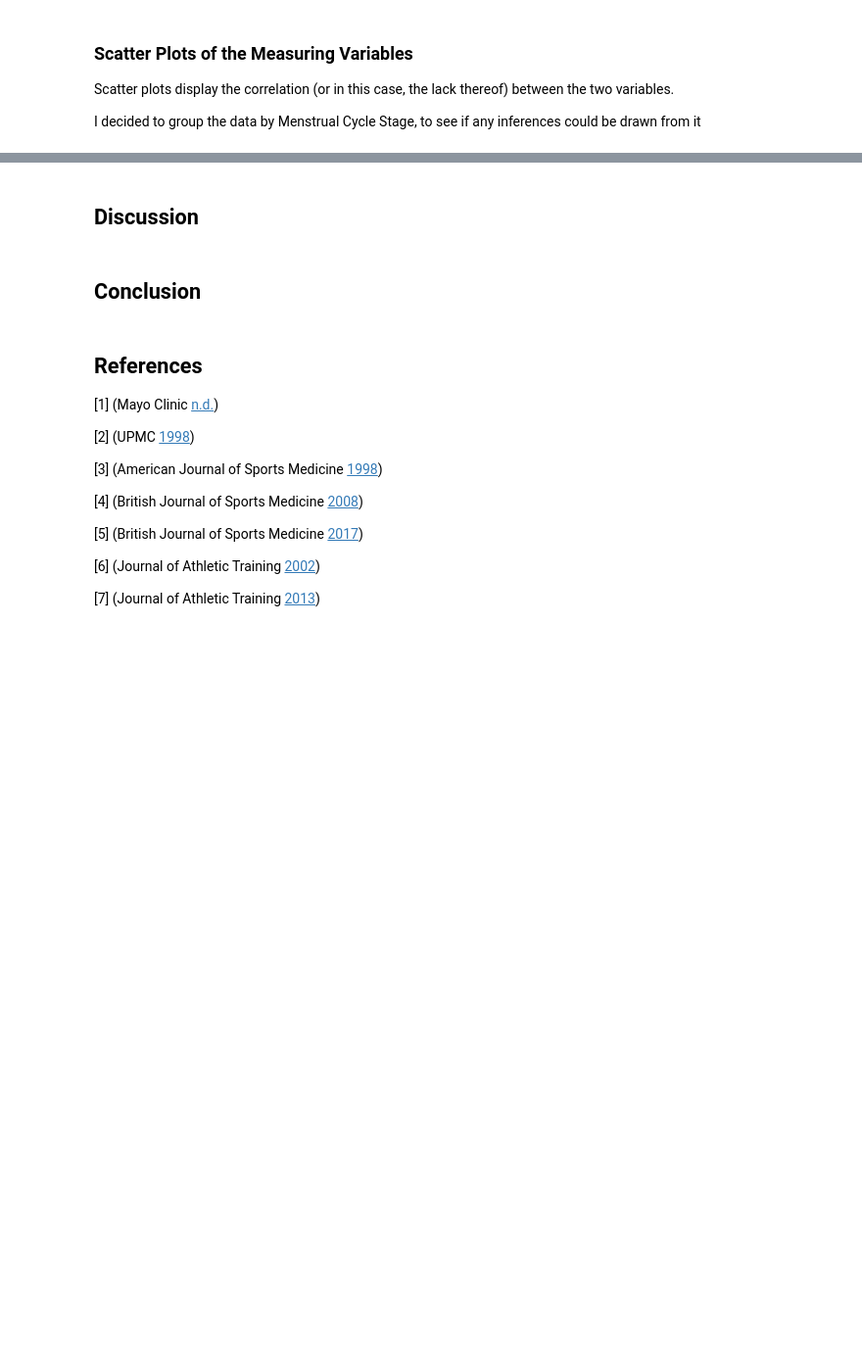
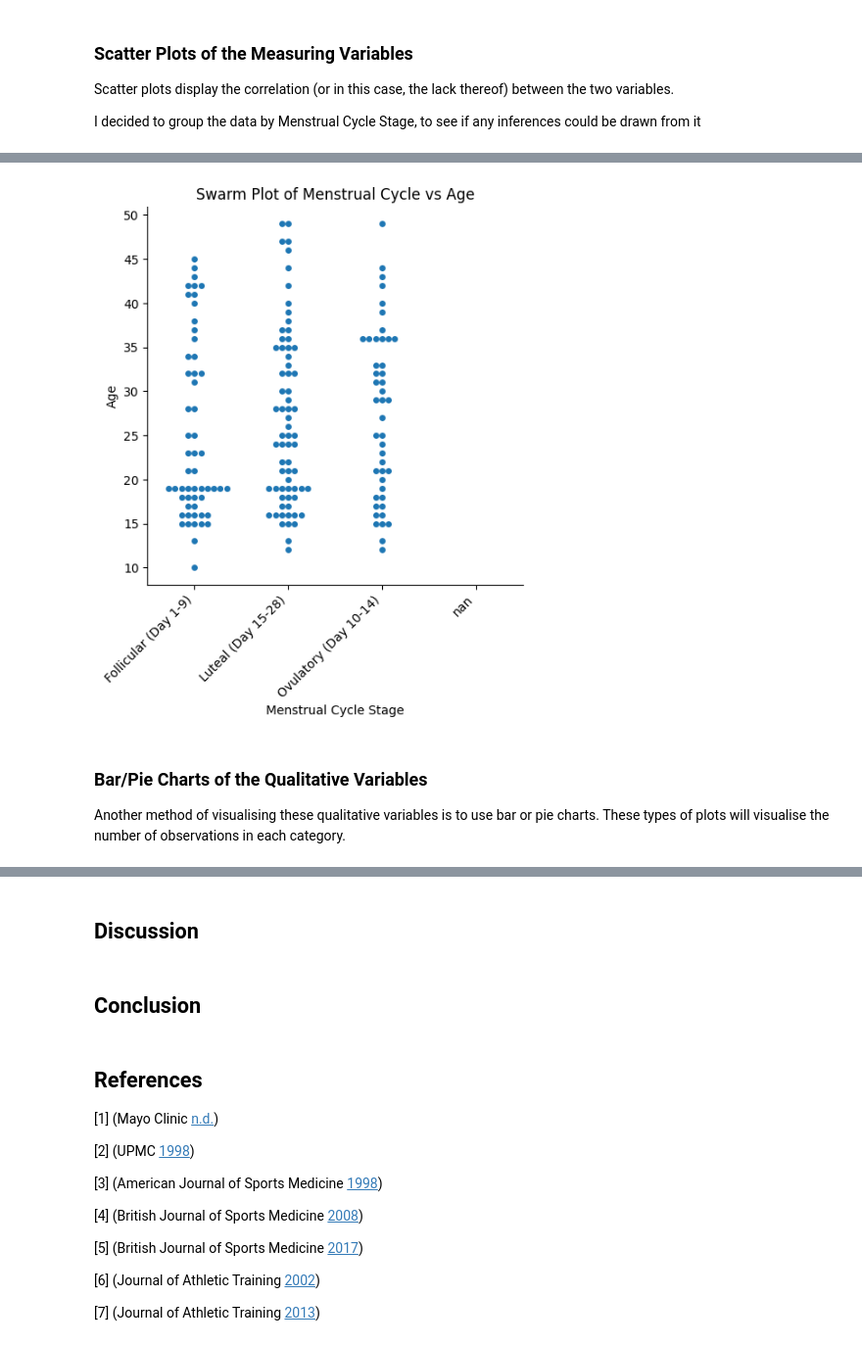
Before and after one commit to rachel-king4/PfDA_Assignment, a Jupyter notebook: PfDA Assignment.ipynb, the cells around one changed output, grey strips where cells are left out. Shown at 98% size. Saved outputs shown, nothing was run; the diff lists cells and outputs as text; code cells hidden in the pictures; blank space fills up the shorter version.

```diff
--- a/PfDA Assignment.ipynb
+++ b/PfDA Assignment.ipynb
@@ -416,3 +462,19 @@ The qualitative variables: Sex, Mode of Injury and Menstrual Cycle Stage are bes
+# %%
+# plot a swarm plot of categorical variable Menstrual CycleStage vs Age
+ax = sns.catplot(data=df, x="Menstrual Cycle Stage", y="Age", kind="swarm").set(title="Swarm Plot of Menstrual Cycle vs Age")
+
+plt.xticks(
+    rotation=45,
+    horizontalalignment='right',
+    fontweight='light',
+    fontsize='medium'
+);      # this is used for visual purposes to ensure the x axis labels do not overlap
+# %% [output]
+[figure, added]
+# %% [markdown]
+### **Bar/Pie Charts of the Qualitative Variables**
+
+Another method of visualising these qualitative variables is to use bar or pie charts. These types of plots will visualise the number of observations in each category.
 # %%
 # to plot a bar chart of the sex variable
 x, counts= np.unique(sex, return_counts=True)
```
Also changed, not shown: parts of 26 cells of this notebook.
